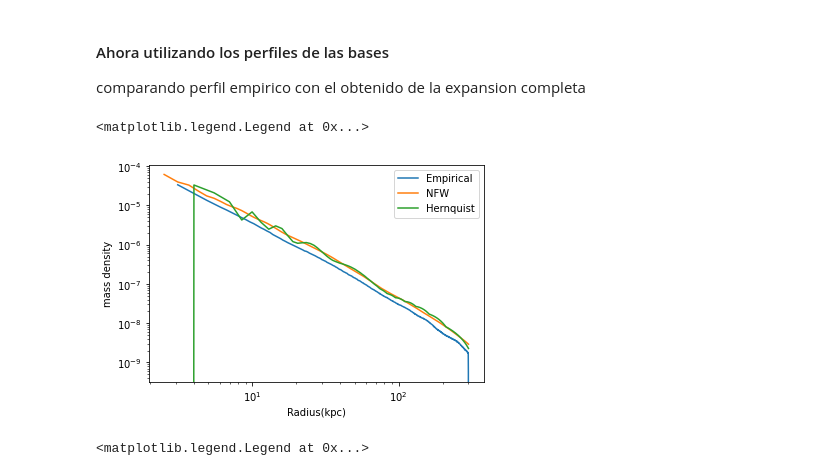
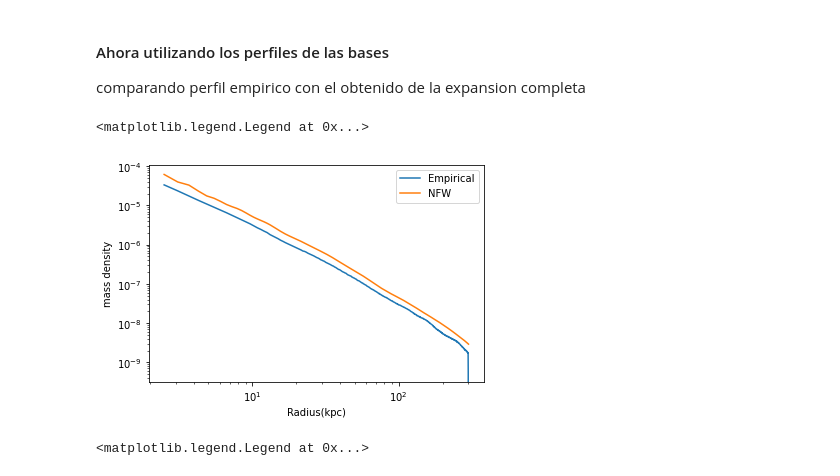
Before and after one commit to Markiribu/EXP_taller, a Jupyter notebook: virgo_exp/loading_basis.ipynb, the cells around one changed output. Saved outputs shown, nothing was run; the diff lists cells and outputs as text; code cells hidden in the pictures.

```diff
--- a/virgo_exp/loading_basis.ipynb
+++ b/virgo_exp/loading_basis.ipynb
@@ -120,12 +102,12 @@ with h5py.File(f"subhalo_{id}.hdf5", "r") as file:
 <KeysViewHDF5 ['Coordinates', 'Coordinates_centered', 'Distance_to_center', 'ParticleIDs', 'Potential', 'SubfindDMDensity', 'Velocities', 'count']>
 # %%
 bins = 500
-rmin, rmax = 2.5,300
+rmin, rmax = rad_NFW[0],rad_NFW[-1]
 rbins = np.linspace(rmin,rmax,bins)
 # %%
 R = np.linalg.norm(pos,axis=1)
 max(R)
-filtr = np.where((R < 300) & (R > 2.5))[0]
+filtr = np.where((R < rmax) & (R > rmin))[0]
 # %%
 emp_dens = EXPtools.basis_builder.makemodel.empirical_density_profile(rbins,pos[filtr],mass[filtr]/sum(mass[filtr]))
 # %%
@@ -162,19 +144,19 @@ ax.legend()
 comparando perfil empirico con el obtenido de la expansion completa
 # %%
 rad_NFW, field_dens_NFW = EXPtools.visuals.visualize.spherical_avg_prop(NFW_basis,NFW_coefs, rmin=2.5, rmax=300, nbins=500, log_space=False, time=0, property='dens', include_monopole=False)
-rad_Hern, field_dens_Hern = EXPtools.visuals.visualize.spherical_avg_prop(Hern_basis,Hern_coefs, rmin=2.5, rmax=300, nbins=200, log_space=False, time=0, property='dens', include_monopole=False)
+#rad_Hern, field_dens_Hern = EXPtools.visuals.visualize.spherical_avg_prop(Hern_basis,Hern_coefs, rmin=2.5, rmax=300, nbins=200, log_space=False, time=0, property='dens', include_monopole=False)
 
 fig, ax = plt.subplots(1,1,figsize=(6,4))
 
-ax.plot(rbins[1:],emp_dens, label='Empirical')
+ax.plot(rbins[:-1],emp_dens, label='Empirical')
 ax.plot(rad_NFW[:], field_dens_NFW[:], label='NFW')
-ax.plot(rad_Hern, field_dens_Hern, label='Hernquist')
+#ax.plot(rad_Hern, field_dens_Hern, label='Hernquist')
 
 ax.set_xscale('log'),ax.set_yscale('log'),ax.set_ylabel('mass density'),ax.set_xlabel('Radius(kpc)')
 ax.legend()
 # %% [output]
 <matplotlib.legend.Legend at 0x...>
-[figure, old version]
+[figure, new version]
 # %%
 fig, ax = plt.subplots(1,1,figsize=(6,4))
 
```
Also changed, not shown: parts of 9 cells of this notebook.
